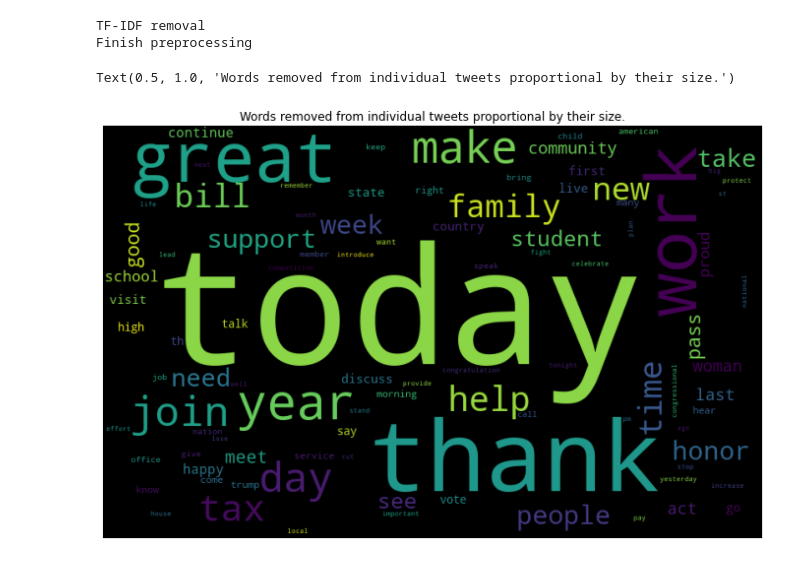
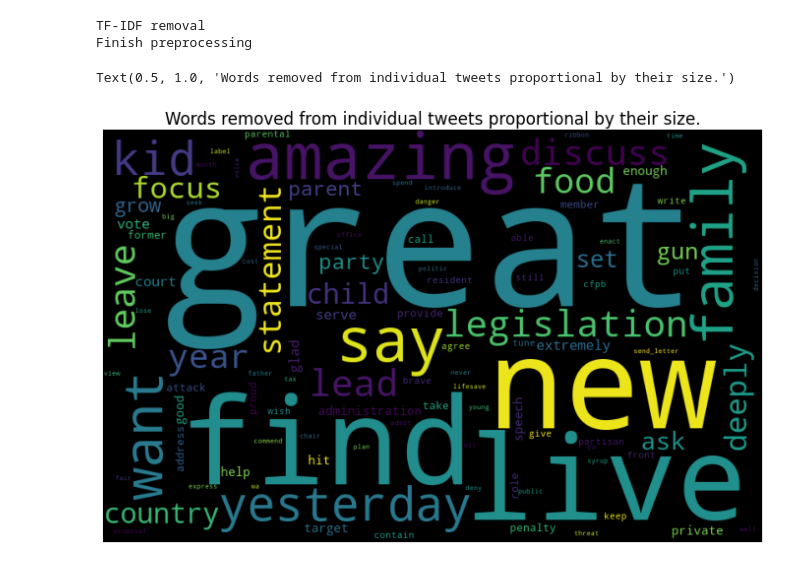
Before and after one commit to Lennart97/nlp_project, a Jupyter notebook: problem-solution-clean.ipynb, the cells around one changed output. Cells and saved outputs as stored; diff of their text form; code cells hidden in the pictures.

```diff
--- a/problem-solution-clean.ipynb
+++ b/problem-solution-clean.ipynb
@@ -177,12 +187,12 @@ Finish preprocessing
 # %%
 import matplotlib.pyplot as plt
 from wordcloud import WordCloud
 
-wordcloud = WordCloud(collocations=False, width = 800, height = 500).generate(" ".join(words))
+wordcloud = WordCloud(collocations=False, width = 800, height = 500).generate(" ".join(removed_words))
 plt.figure(figsize=(12,8))
 plt.imshow(wordcloud)
 plt.axis("off")
 plt.title("Words removed from individual tweets proportional by their size.")
 # %% [output]
 Text(0.5, 1.0, 'Words removed from individual tweets proportional by their size.')
-[figure, old version]
+[figure, new version]
```
Also changed, not shown: parts of 14 cells of this notebook.
